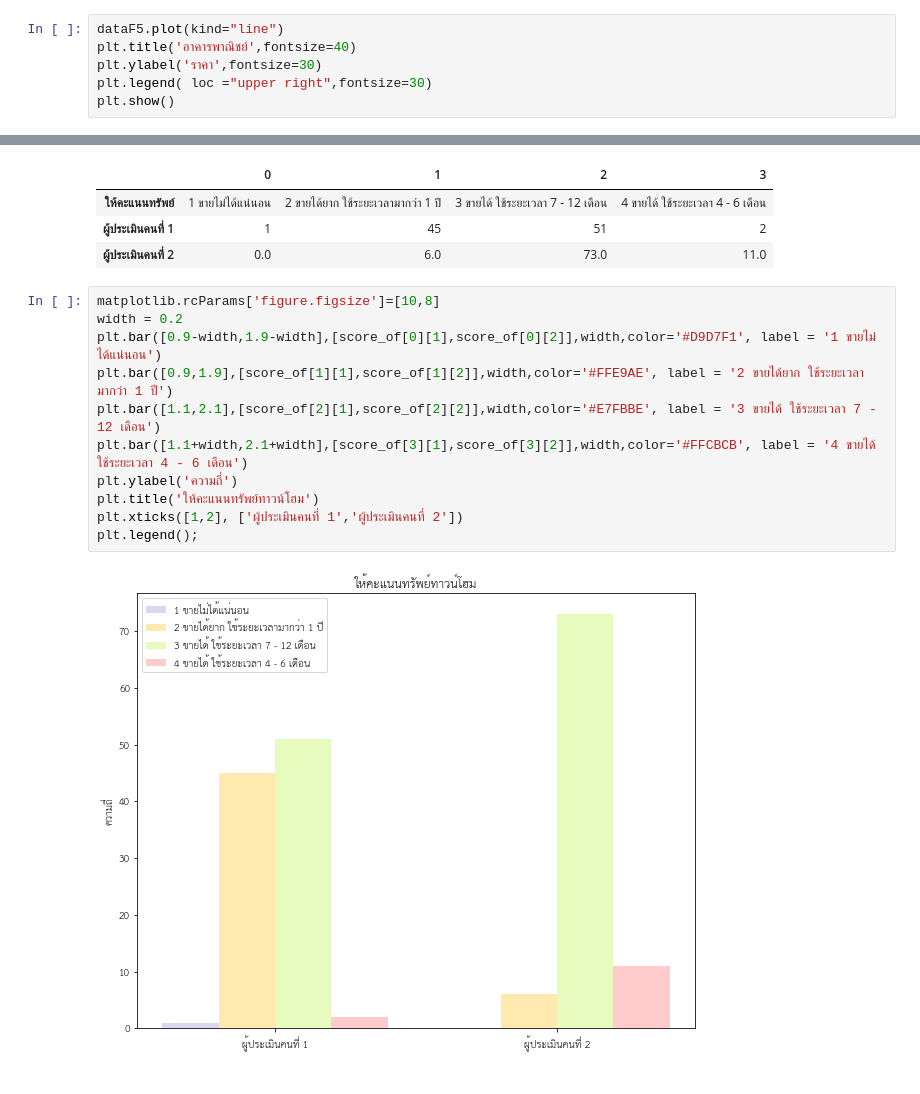
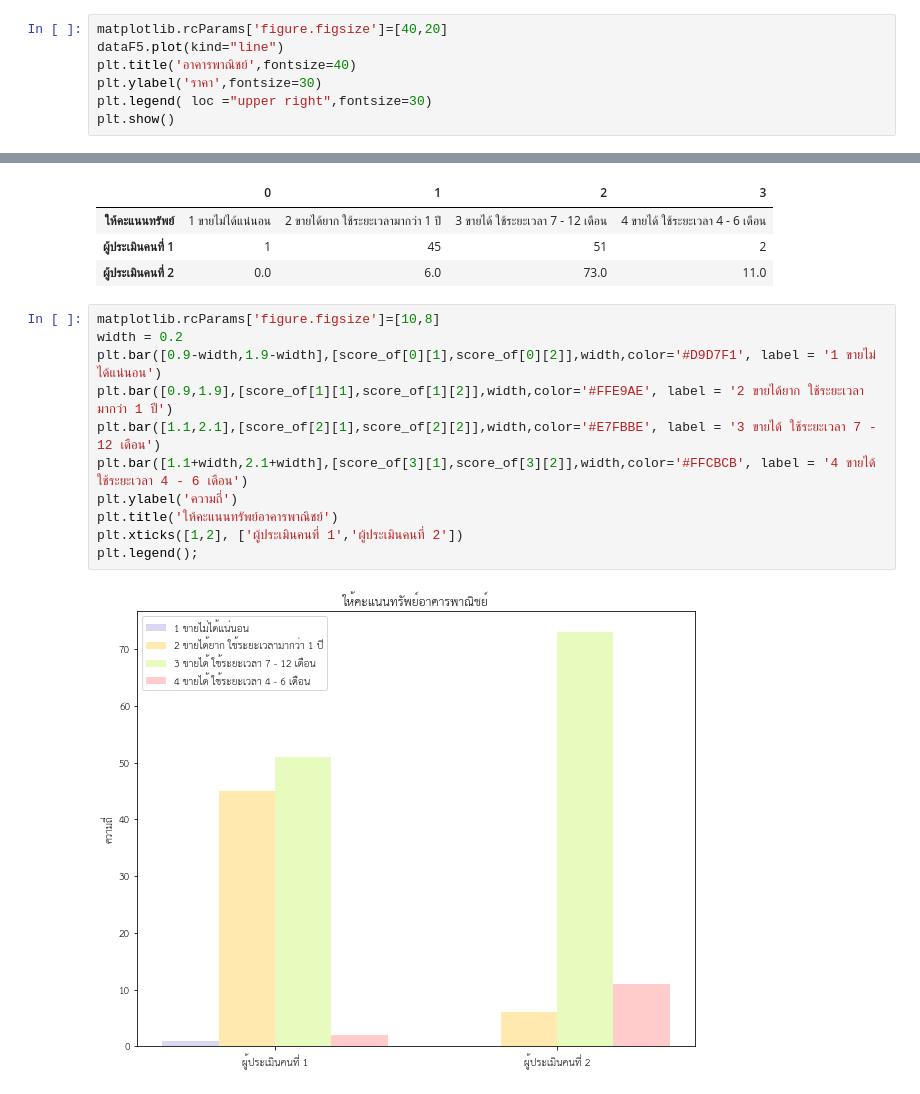
Before and after one commit to nannthd/bsc_dpdm22, a Jupyter notebook: [dataprep1] property estimator.ipynb, the cells around one changed output, grey strips where cells are left out. Saved outputs shown, nothing was run; the diff lists cells and outputs as text.

```diff
--- a/[dataprep1] property estimator.ipynb
+++ b/[dataprep1] property estimator.ipynb
@@ -2066,6 +2066,7 @@ print(dataF5)
 
 [80 rows x 3 columns]
 # %%
+matplotlib.rcParams['figure.figsize']=[40,20]
 dataF5.plot(kind="line")
 plt.title('อาคารพาณิชย์',fontsize=40)
 plt.ylabel('ราคา',fontsize=30)
@@ -2143,13 +2144,13 @@ score_of
 # %%
 matplotlib.rcParams['figure.figsize']=[10,8]
 width = 0.2
 plt.bar([0.9-width,1.9-width],[score_of[0][1],score_of[0][2]],width,color='#D9D7F1', label = '1 ขายไม่ได้แน่นอน')
 plt.bar([0.9,1.9],[score_of[1][1],score_of[1][2]],width,color='#FFE9AE', label = '2 ขายได้ยาก ใช้ระยะเวลามากว่า 1 ปี')
 plt.bar([1.1,2.1],[score_of[2][1],score_of[2][2]],width,color='#E7FBBE', label = '3 ขายได้ ใช้ระยะเวลา 7 - 12 เดือน')
 plt.bar([1.1+width,2.1+width],[score_of[3][1],score_of[3][2]],width,color='#FFCBCB', label = '4 ขายได้ ใช้ระยะเวลา 4 - 6 เดือน')
 plt.ylabel('ความถี่')
-plt.title('ให้คะแนนทรัพย์ทาวน์โฮม')
+plt.title('ให้คะแนนทรัพย์อาคารพาณิชย์')
 plt.xticks([1,2], ['ผู้ประเมินคนที่ 1','ผู้ประเมินคนที่ 2'])
 plt.legend();
 # %% [output]
-[figure, old version]
+[figure, new version]
```
Also changed, not shown: parts of 3 cells of this notebook.
